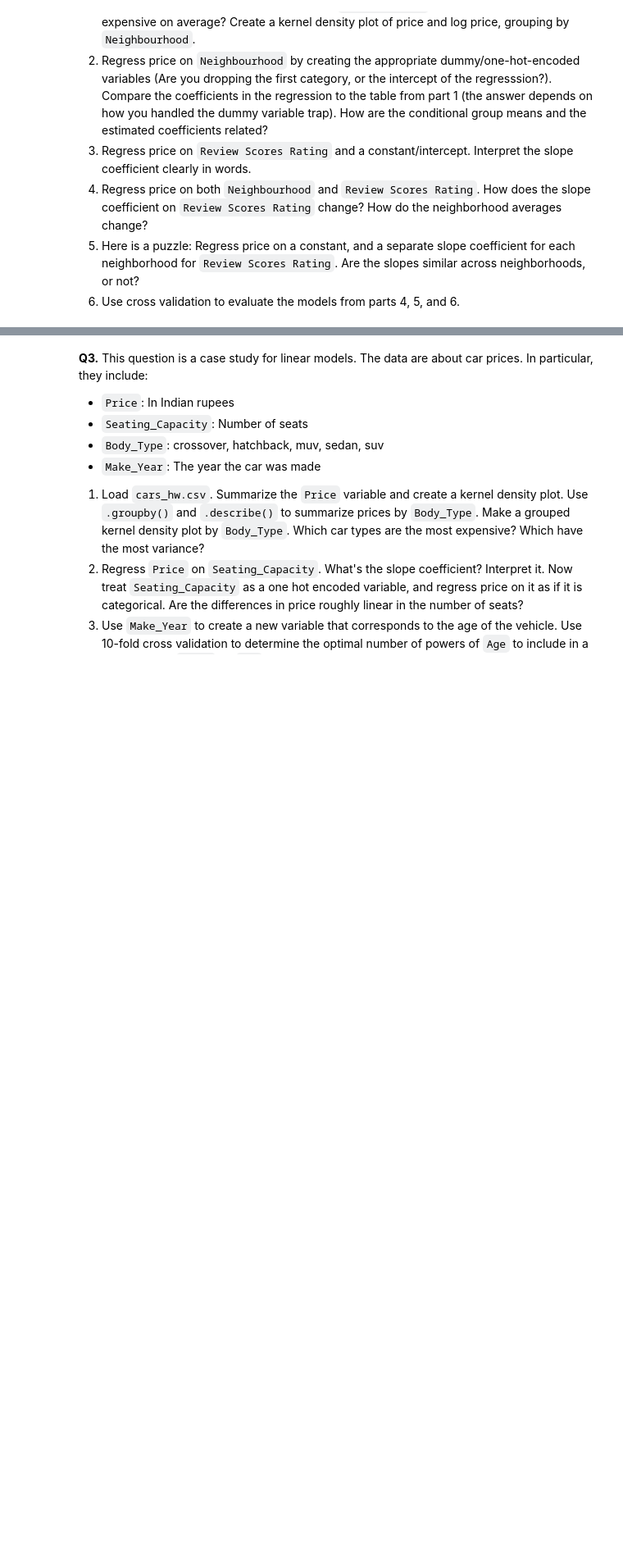
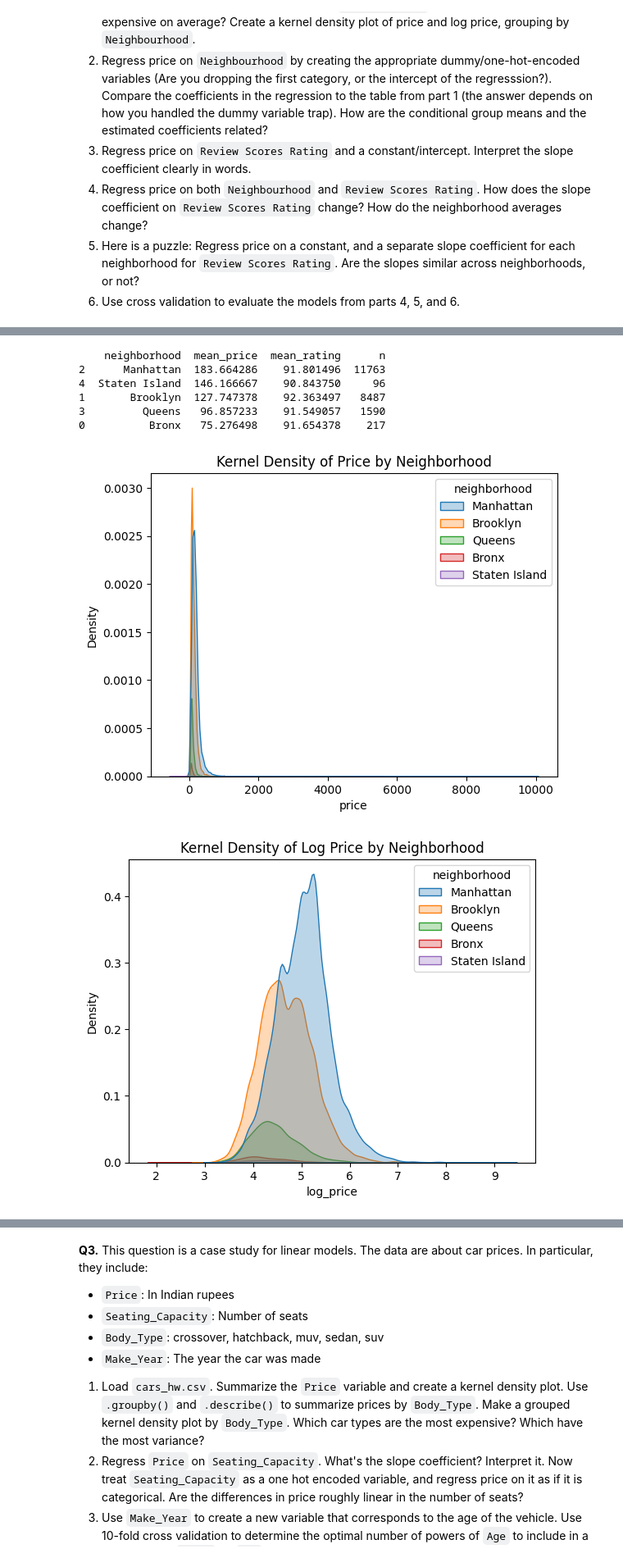
Before and after one commit to AustinChinn03/assignments, a Jupyter notebook: 03_assignment_linear_models.ipynb, the cells around one changed output, grey strips where cells are left out. Shown at 82% size. Cells and saved outputs as stored; diff of their text form; code cells hidden in the pictures; blank space fills up the shorter version.

```diff
--- a/03_assignment_linear_models.ipynb
+++ b/03_assignment_linear_models.ipynb
@@ -55,3 +55,15 @@ k is typically set to 5 or 10, with 5 being the higher variance option, and 10 t
 4. Regress price on both `Neighbourhood` and `Review Scores Rating`. How does the slope coefficient on `Review Scores Rating` change? How do the neighborhood averages change?
 5. Here is a puzzle: Regress price on a constant, and a separate slope coefficient for each neighborhood for `Review Scores Rating`. Are the slopes similar across neighborhoods, or not?
 6. Use cross validation to evaluate the models from parts 4, 5, and 6.
+# %%
+import pandas as pd
+import numpy as np
+import matplotlib.pyplot as plt
+import seaborn as sns
+from sklearn.linear_model import LinearRegression
+from sklearn.model_selection import cross_val_score, KFold
+from sklearn.metrics import mean_squared_error
+
+# Load Data
+rent = pd.DataFrame(pd.read_csv('./Q1_clean.csv'))
+rent.head()
@@ -57,0 +77,40 @@ k is typically set to 5 or 10, with 5 being the higher variance option, and 10 t
+# %%
+# Q2.1
+
+# Clean column names
+rent = rent.rename(columns={
+    "Price": "price",
+    "Review Scores Rating": "rating",
+    "Neighbourhood ": "neighborhood"
+})
+
+# Group means
+neigh_summary = rent.groupby("neighborhood").agg(
+    mean_price=("price", "mean"),
+    mean_rating=("rating", "mean"),
+    n=("price", "count")
+).reset_index()
+
+print(neigh_summary.sort_values("mean_price", ascending=False))
+# %% [output]
+    neighborhood  mean_price  mean_rating      n
+2      Manhattan  183.664286    91.801496  11763
+4  Staten Island  146.166667    90.843750     96
+1       Brooklyn  127.747378    92.363497   8487
+3         Queens   96.857233    91.549057   1590
+0          Bronx   75.276498    91.654378    217
+# %%
+rent["log_price"] = np.log(rent["price"])
+
+# Price density
+sns.kdeplot(data=rent, x="price", hue="neighborhood", fill=True, alpha=0.3)
+plt.title("Kernel Density of Price by Neighborhood")
+plt.show()
+
+# Log-price density
+sns.kdeplot(data=rent, x="log_price", hue="neighborhood", fill=True, alpha=0.3)
+plt.title("Kernel Density of Log Price by Neighborhood")
+plt.show()
+# %% [output]
+[figure, added]
+[figure, added]
```
Also changed, not shown: parts of 6 cells of this notebook.
